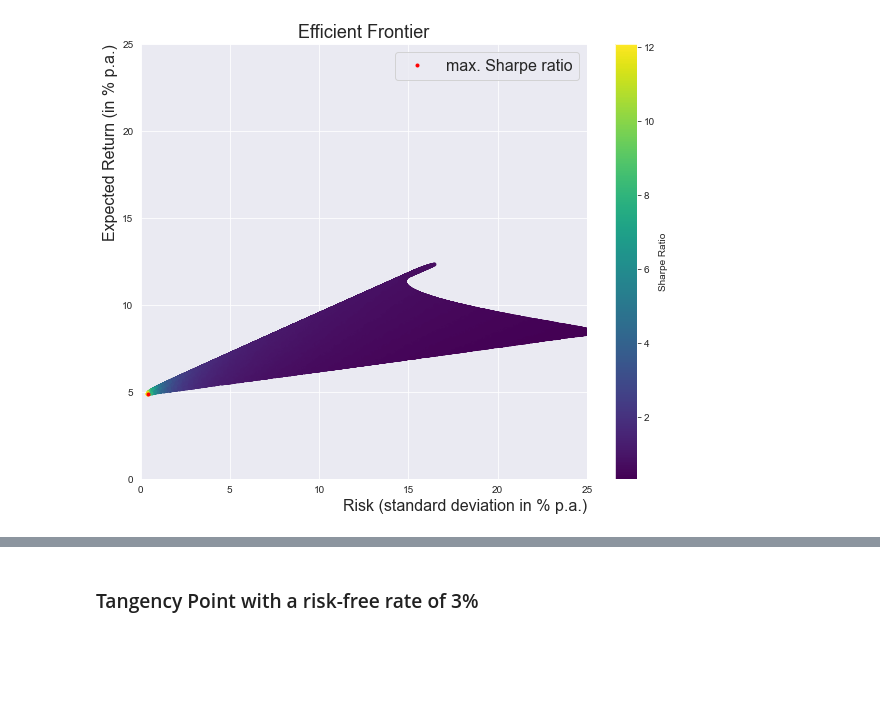
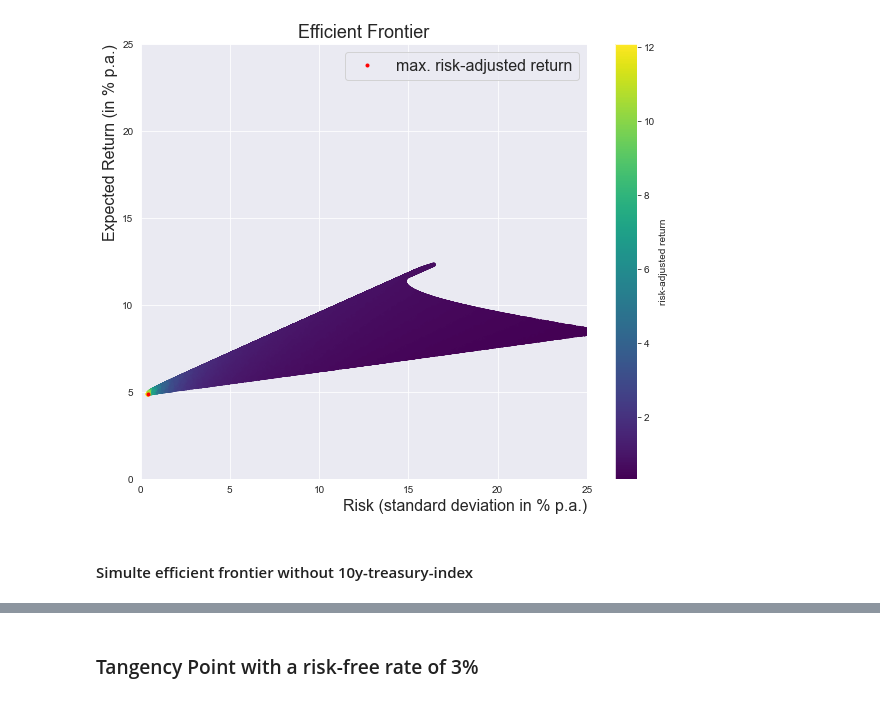
Before and after one commit to JohannesWinkler74/MSc_Thesis, a Jupyter notebook: efficient_frontier/find_efficient frontier.ipynb, the cells around one changed output, grey strips where cells are left out. Saved outputs shown, nothing was run; the diff lists cells and outputs as text; code cells hidden in the pictures; blank space fills up the shorter version.

```diff
--- a/efficient_frontier/find_efficient frontier.ipynb
+++ b/efficient_frontier/find_efficient frontier.ipynb
@@ -46,8 +51,9 @@ df_test = df[split_obs::]
 data_all_assets_training = df_training[['SP500','Gold','3M-Index','10y treasury Index']].pct_change()
 data_all_assets_test = df_test[['SP500','Gold','3M-Index','10y treasury Index']].pct_change()
 # %%
+# using colorbar causes a warning
+# switch warnings off
 import warnings
-# using colorbar causes a warning
 warnings.filterwarnings("ignore")
 
 # select data of all assets
@@ -57,7 +63,6 @@ data_risky_assets_test = df_test[['SP500','Gold','10y treasury Index']].pct_chan
 
 # first 10y of data used to as history for learning and first distribution of prices
 start = 240 # in months
-
 
 # calculate the mean and the standard deviation of the trainings data
 mu = data_risky_assets_training.iloc[120:start,:].mean(axis=0).to_numpy()
@@ -74,47 +79,50 @@ portfolio_returns = []
 portfolio_risks = []
 portfolio_weights = []
 
+# initialize max_sharpe-ratio with minus infinity
 max_sharpe_ratio = -np.inf
 
 # simulate random portfolios
 for _ in range(n_portfolios):
     # random weights
     weights = np.random.random(n_assets)
-    weights /= np.sum(weights)  # normalize to sume to one
+    weights /= np.sum(weights)  # normalize to sum to one
 
     # calc expected return of portfolio
     portfolio_return =  portfolio_return_mu(mu = mu, weights = weights) *12 # to get p.a. values
 
     # calc portfolio risk (std)
     portfolio_std_dev =  portfolio_sigma(weights=weights, sigma=sigma) * np.sqrt(12)
 
     # store results
     portfolio_returns.append(portfolio_return)
     portfolio_risks.append(portfolio_std_dev)
     portfolio_weights.append(weights)
 
     if portfolio_return / portfolio_std_dev > max_sharpe_ratio:
         sharpe_return = portfolio_return
         sharpe_std = portfolio_std_dev
         max_sharpe_ratio = portfolio_return / portfolio_std_dev
         max_sharpe_ratio_weights = weights
 
 # approximate efficient frontier
 portfolio_returns = np.array(portfolio_returns)
 portfolio_risks = np.array(portfolio_risks)
 
 plt.figure(figsize=(10, 8))
 plt.scatter(portfolio_risks * 100, portfolio_returns *100, c=portfolio_returns/portfolio_risks, cmap='viridis', marker='.')
-plt.colorbar(label='Sharpe Ratio')
-plt.plot(sharpe_std *100, sharpe_return *100, '.', color='red', label='max. Sharpe ratio')
+plt.colorbar(label='risk-adjusted return')
+plt.plot(sharpe_std *100, sharpe_return *100, '.', color='red', label='max. risk-adjusted return')
 plt.xlim(0,25)
 plt.ylim(0, 25)
 plt.xlabel('Risk (standard deviation in % p.a.)', loc='right',fontsize=16)
 plt.ylabel('Expected Return (in % p.a.)', loc='top', fontsize=16)
 plt.title('Efficient Frontier', fontsize=18)
 plt.legend(fontsize=16)
 
 plt.show()
 # %% [output]
-[figure, old version]
+[figure, new version]
+# %% [markdown]
+#### Simulte efficient frontier without 10y-treasury-index
 # %%
```
Also changed, not shown: parts of 13 cells of this notebook.
